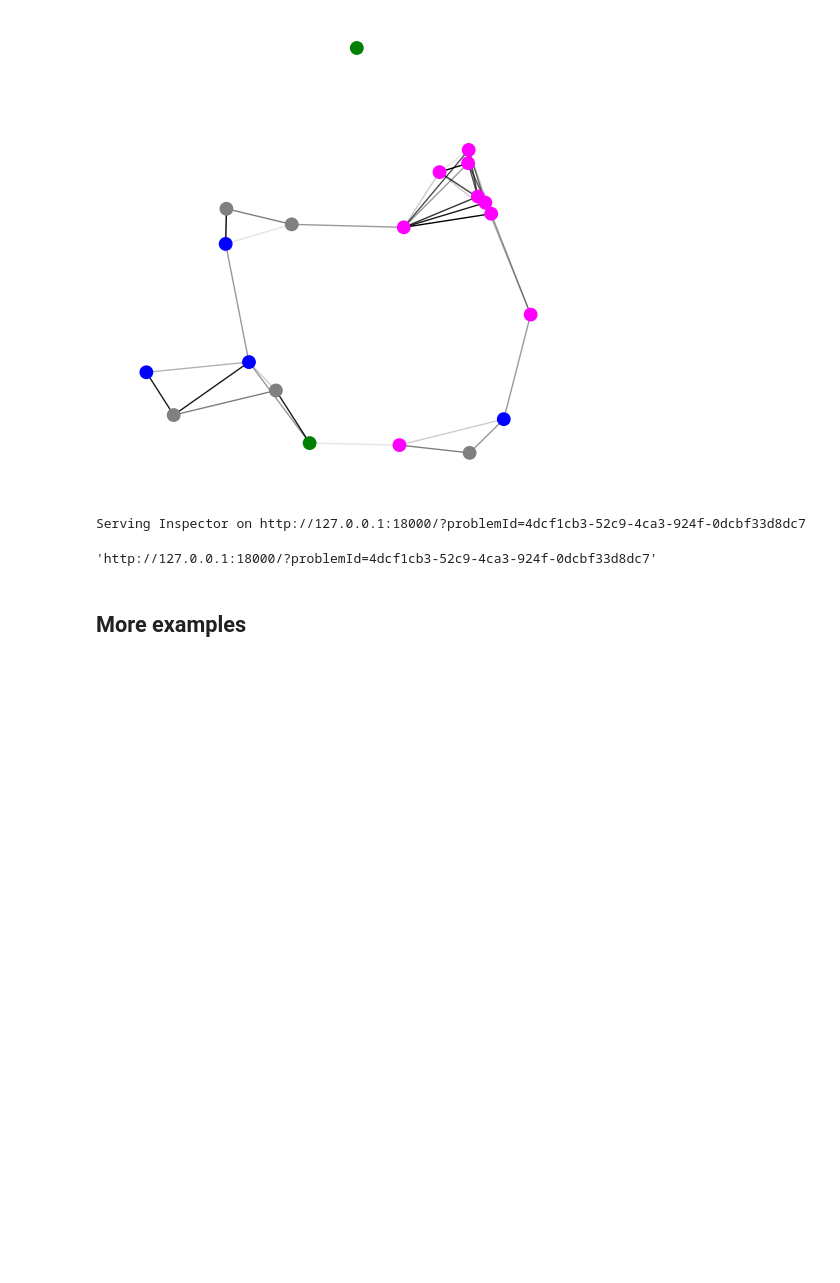
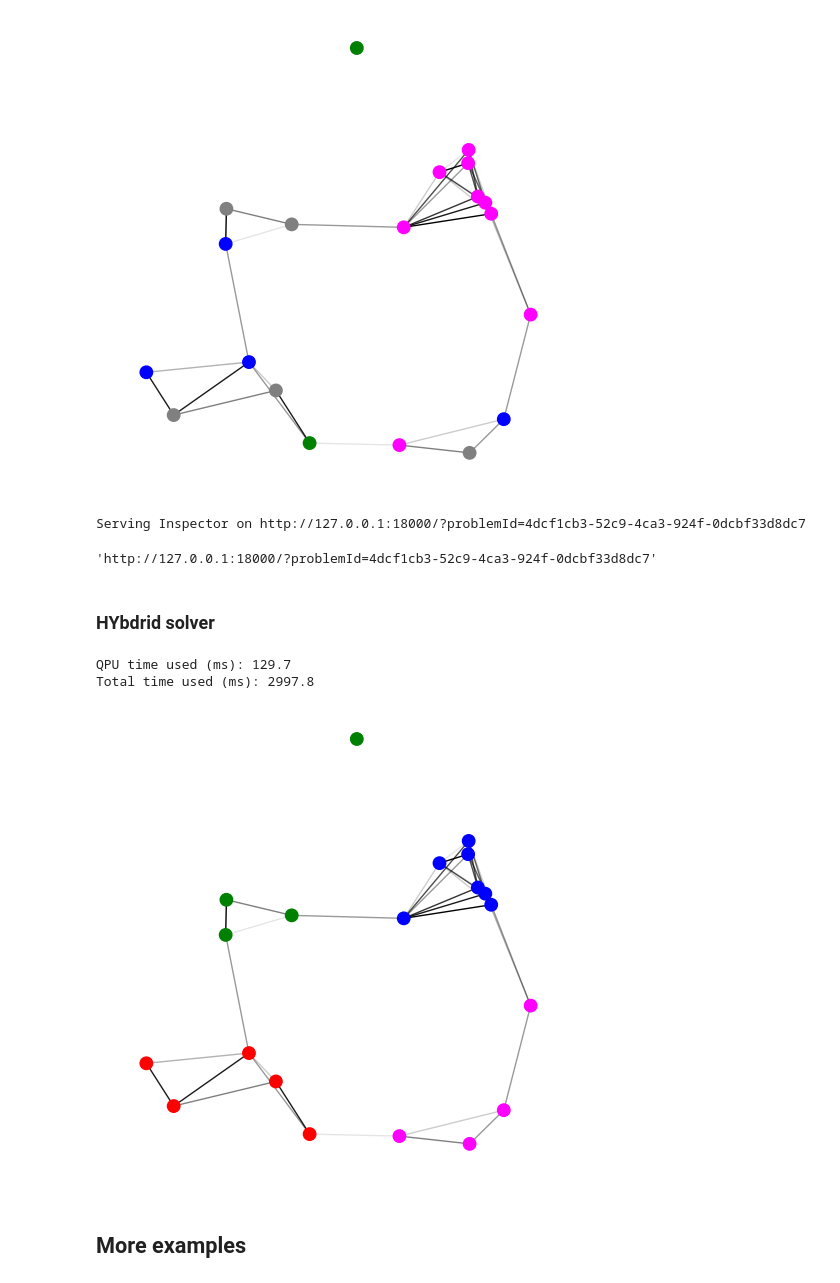
Before and after one commit to vuorenkoski/AQC, a Jupyter notebook: community_detection/community_detection.ipynb, the cells around one changed output. Cells and saved outputs as stored; diff of their text form; code cells hidden in the pictures; blank space fills up the shorter version.

```diff
--- a/community_detection/community_detection.ipynb
+++ b/community_detection/community_detection.ipynb
@@ -323,6 +337,20 @@ dwave.inspector.show(sampleset)
 # %% [output]
 Serving Inspector on http://127.0.0.1:18000/?problemId=4dcf1cb3-52c9-4ca3-924f-0dcbf33d8dc7
 'http://127.0.0.1:18000/?problemId=4dcf1cb3-52c9-4ca3-924f-0dcbf33d8dc7'
+# %% [markdown]
+### HYbdrid solver
+# %%
+sampleset = LeapHybridSampler().sample(bqm)
+hyb_time = sampleset.info['qpu_access_time'] / 1000
+run_time = sampleset.info['run_time'] / 1000
+print('QPU time used (ms): {:.1f}'.format(hyb_time))
+print('Total time used (ms): {:.1f}\n'.format(run_time))
+nc = result_to_colors(G,sampleset.first.sample)
+print_graph(G, node_color=nc)
+# %% [output]
+QPU time used (ms): 129.7
+Total time used (ms): 2997.8
+[figure, added]
 # %% [markdown]
 ## More examples
 # %%
```
Also changed, not shown: parts of 14 cells of this notebook, 4 other files.
